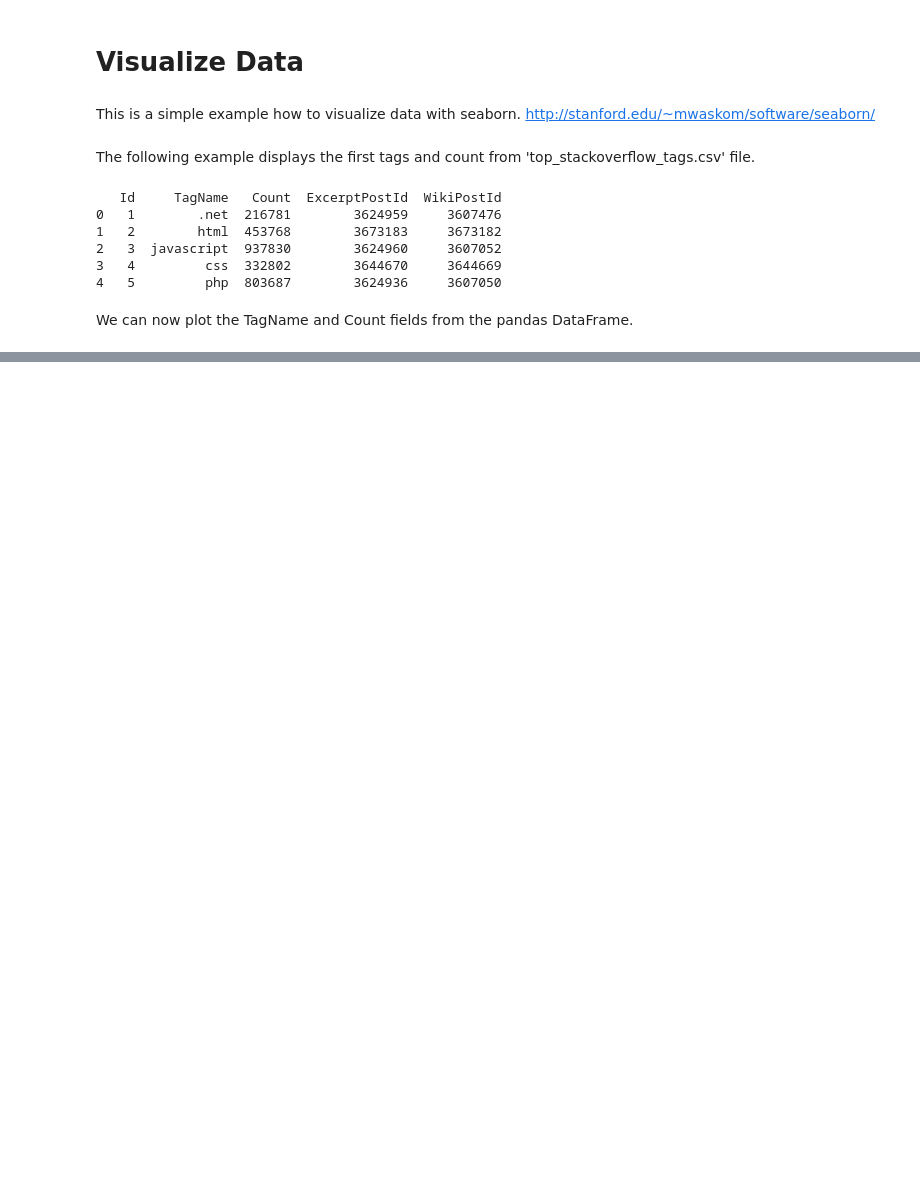
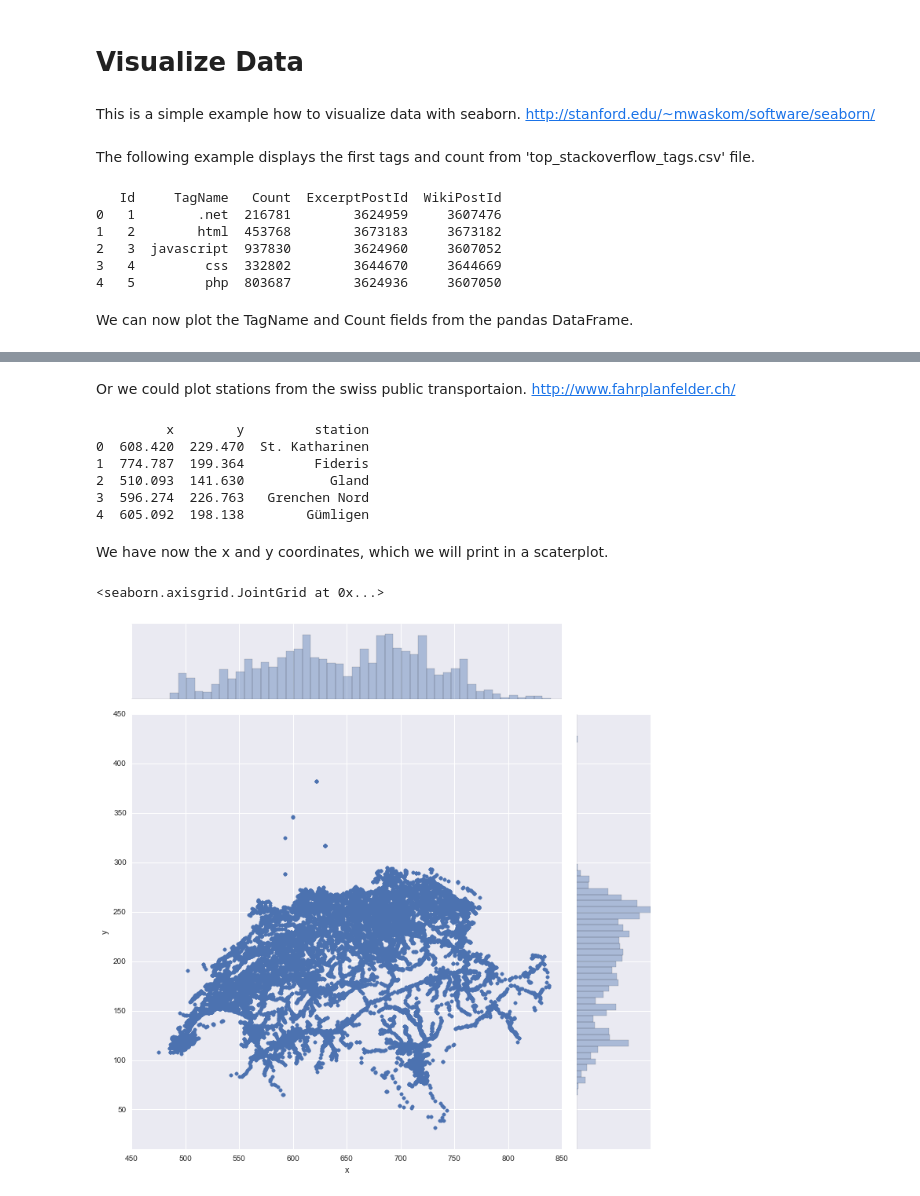
Before and after one commit to rueedlinger/zdays15, a Jupyter notebook: visualize_data.ipynb, the cells around one changed output, grey strips where cells are left out. Drawn from its saved outputs; the diff is of its cells as text; code cells hidden in the pictures; blank space fills up the shorter version.

```diff
--- a/visualize_data.ipynb
+++ b/visualize_data.ipynb
@@ -31,0 +33,21 @@ sns.barplot(x = df['TagName'], y = df['Count'], color = "red")
+# %% [markdown]
+Or we could plot stations from the swiss public transportaion. http://www.fahrplanfelder.ch/
+# %%
+df = pd.read_csv('data/stations_CH.csv', sep=';',header=None);
+df.columns=['x', 'y', 'station']
+
+print df.head()
+# %% [output]
+         x        y         station
+0  608.420  229.470  St. Katharinen
+1  774.787  199.364         Fideris
+2  510.093  141.630           Gland
+3  596.274  226.763   Grenchen Nord
+4  605.092  198.138        Gümligen
+# %% [markdown]
+We have now the x and y coordinates, which we will print in a scaterplot.
+# %%
+sns.jointplot(x="x", y="y", data=df, stat_func=None, xlim=(450, 850), ylim=(10,450), size=10)
+# %% [output]
+<seaborn.axisgrid.JointGrid at 0x...>
+[figure, added]
```
Also changed, not shown: parts of 3 cells of this notebook, 1 other file.
